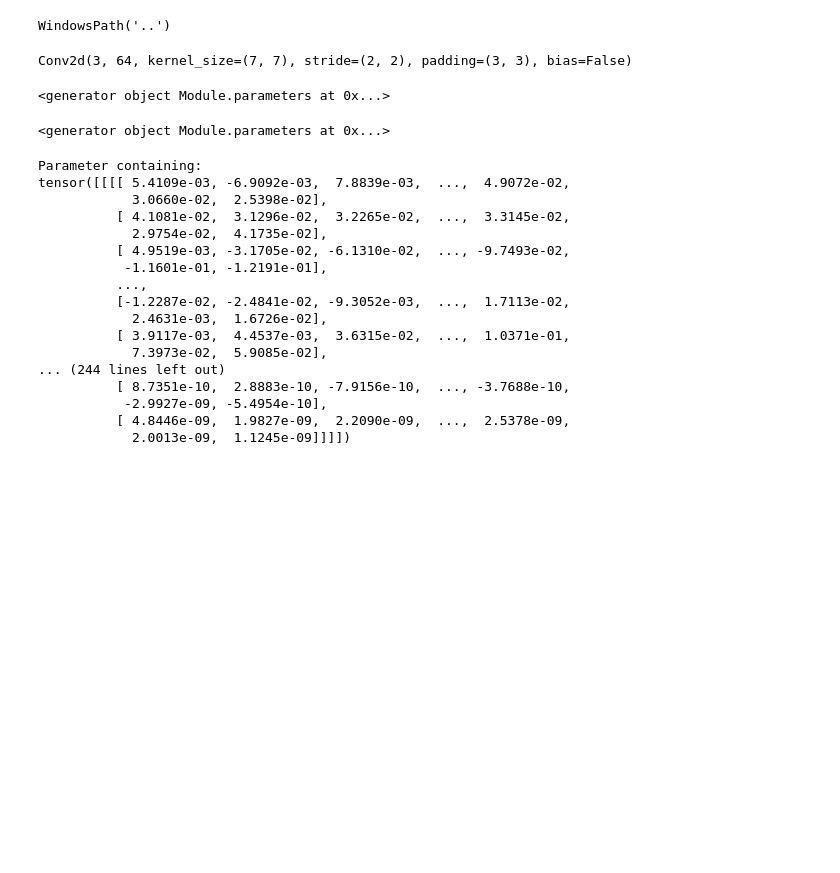
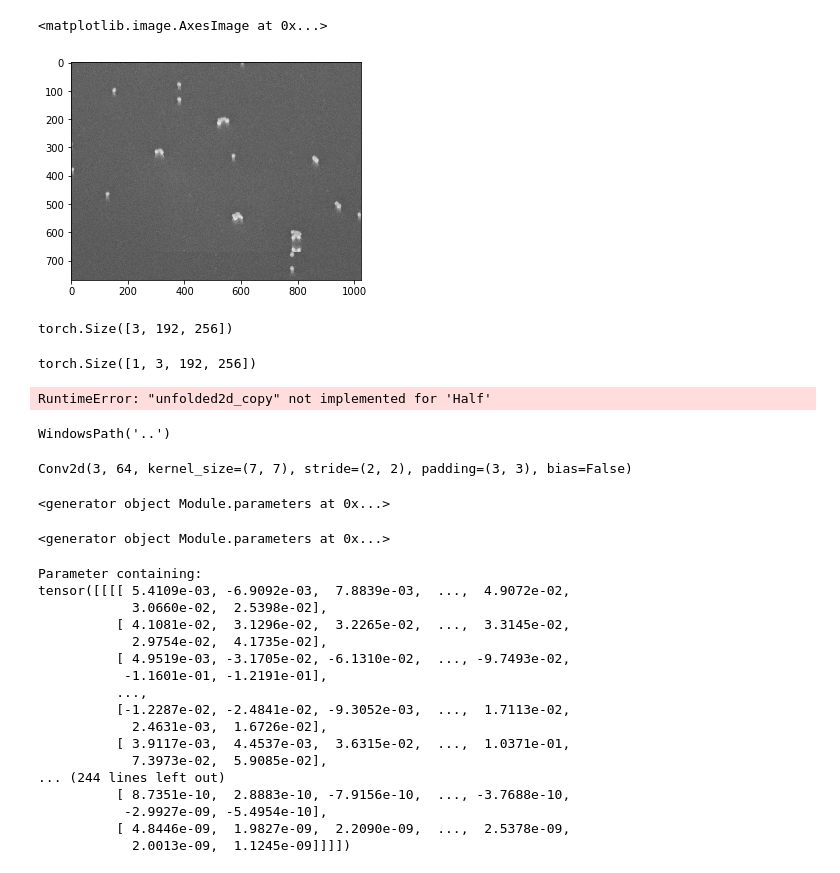
Before and after one commit to lwang94/sem_size_analysis, a Jupyter notebook: experiments/Extract_Torch_from_FastAI.ipynb, the cells around one changed output. Saved outputs shown, nothing was run; the diff lists cells and outputs as text; code cells hidden in the pictures; blank space fills up the shorter version.

```diff
--- a/experiments/Extract_Torch_from_FastAI.ipynb
+++ b/experiments/Extract_Torch_from_FastAI.ipynb
@@ -87,3 +120,26 @@ learn.model_dir
+# %%
+test_data = Path('..') / 'data' / 'dataset' / 'test_x' / 'L2_d629a43bffec9b91a308f3aaf344f3eb.jpg'
+img = mpimg.imread(test_data)
+plt.imshow(img)
+# %% [output]
+<matplotlib.image.AxesImage at 0x...>
+[figure, added]
+# %%
+img = transform.resize(img, (192, 256), order=1)
+img = torch.HalfTensor(img)
+img = img.permute(2, 0, 1)
+img.shape
+# %% [output]
+torch.Size([3, 192, 256])
+# %%
+img = img.unsqueeze(0)
+img.shape
+# %% [output]
+torch.Size([1, 3, 192, 256])
+# %%
+model(img)
+# %% [output]
+RuntimeError: "unfolded2d_copy" not implemented for 'Half'
 # %%
 learn.path
 # %% [output]
```
Also changed, not shown: parts of 12 cells of this notebook, 8 other files.
